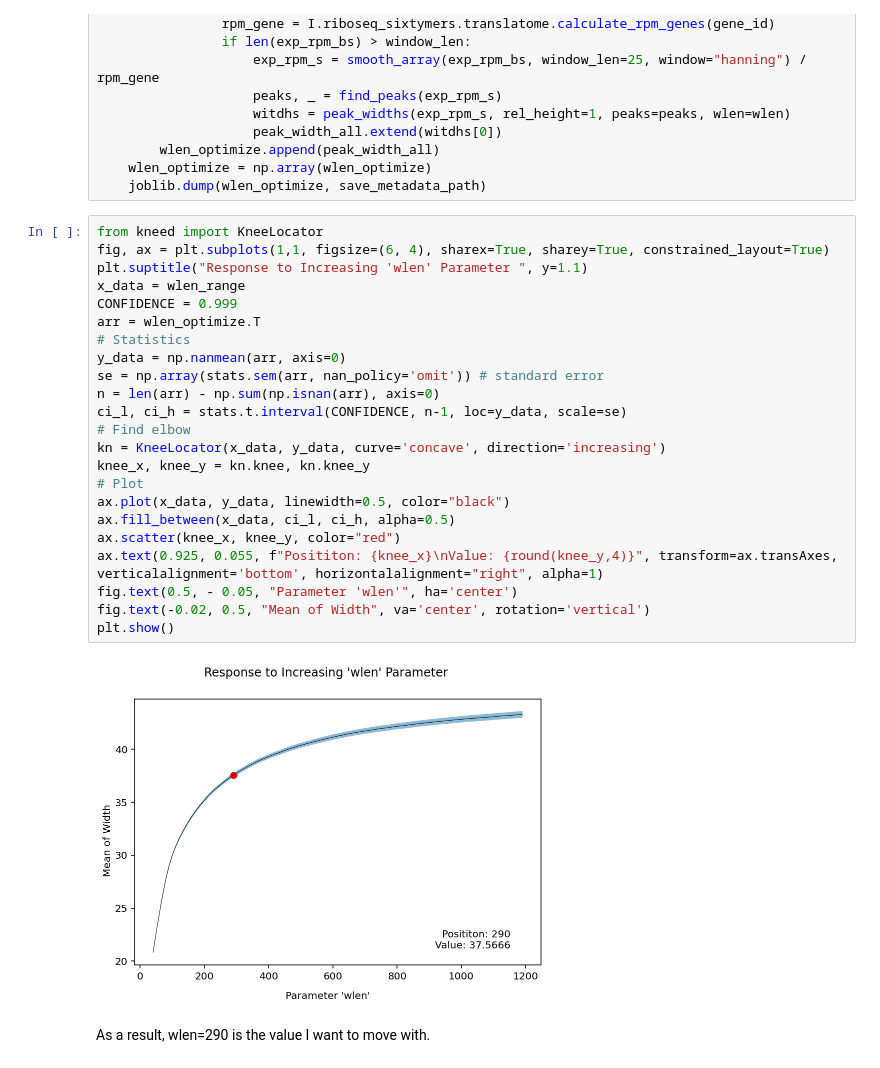
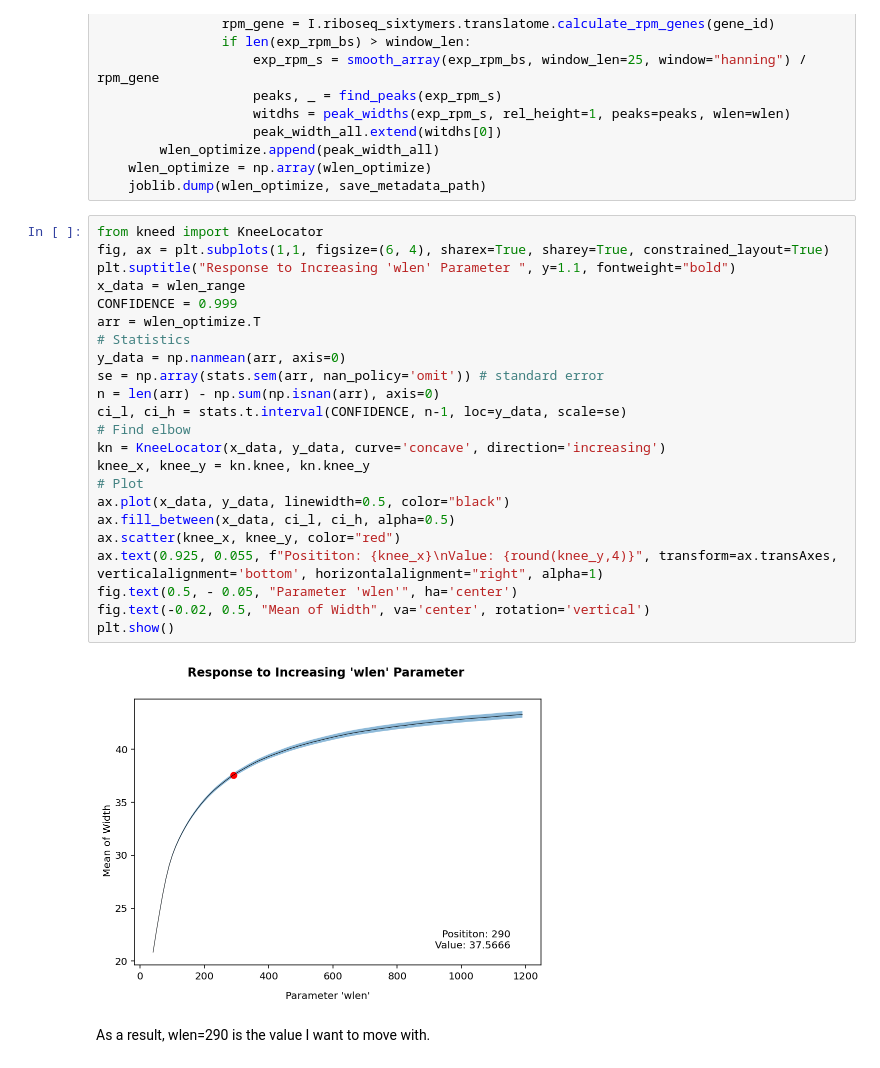
Before and after one commit to inecik/RiboSeqAnalysis, a Jupyter notebook: jupyter_server/ribosome_stalling_sites.ipynb, the cells around one changed output. Cells and saved outputs as stored; diff of their text form.

```diff
--- a/jupyter_server/ribosome_stalling_sites.ipynb
+++ b/jupyter_server/ribosome_stalling_sites.ipynb
@@ -354,28 +352,28 @@ except FileNotFoundError:
 # %%
 from kneed import KneeLocator
 fig, ax = plt.subplots(1,1, figsize=(6, 4), sharex=True, sharey=True, constrained_layout=True)
-plt.suptitle("Response to Increasing 'wlen' Parameter ", y=1.1)
+plt.suptitle("Response to Increasing 'wlen' Parameter ", y=1.1, fontweight="bold")
 x_data = wlen_range
 CONFIDENCE = 0.999
 arr = wlen_optimize.T
 # Statistics
 y_data = np.nanmean(arr, axis=0)
 se = np.array(stats.sem(arr, nan_policy='omit')) # standard error
 n = len(arr) - np.sum(np.isnan(arr), axis=0)
 ci_l, ci_h = stats.t.interval(CONFIDENCE, n-1, loc=y_data, scale=se)
 # Find elbow
 kn = KneeLocator(x_data, y_data, curve='concave', direction='increasing')
 knee_x, knee_y = kn.knee, kn.knee_y
 # Plot
 ax.plot(x_data, y_data, linewidth=0.5, color="black")
 ax.fill_between(x_data, ci_l, ci_h, alpha=0.5)
 ax.scatter(knee_x, knee_y, color="red")
 ax.text(0.925, 0.055, f"Posititon: {knee_x}\nValue: {round(knee_y,4)}", transform=ax.transAxes, verticalalignment='bottom', horizontalalignment="right", alpha=1)
 fig.text(0.5, - 0.05, "Parameter 'wlen'", ha='center')
 fig.text(-0.02, 0.5, "Mean of Width", va='center', rotation='vertical')
 plt.show()
 # %% [output]
-[figure, old version]
+[figure, new version]
 # %% [markdown]
 As a result, wlen=290 is the value I want to move with.
 # %% [markdown]
```
Also changed, not shown: parts of 31 cells of this notebook.
